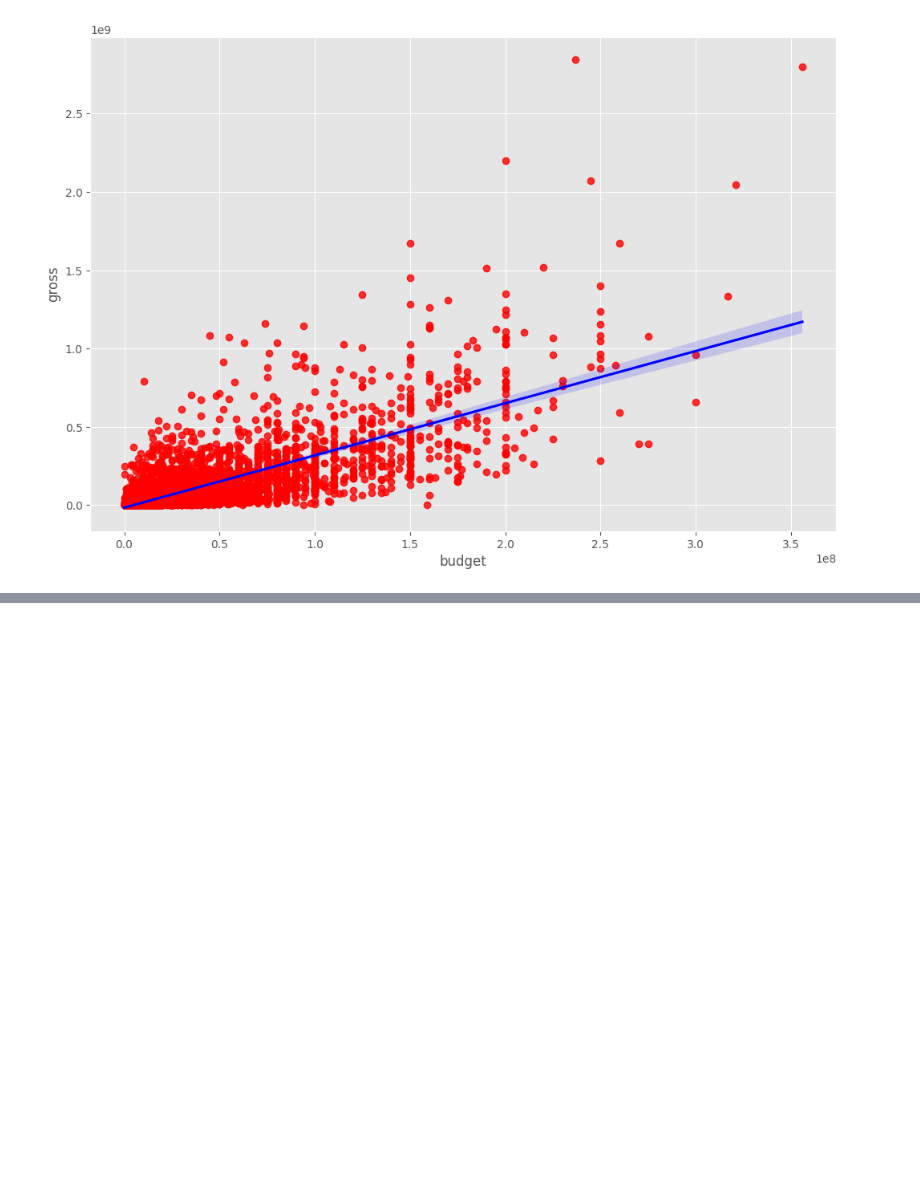
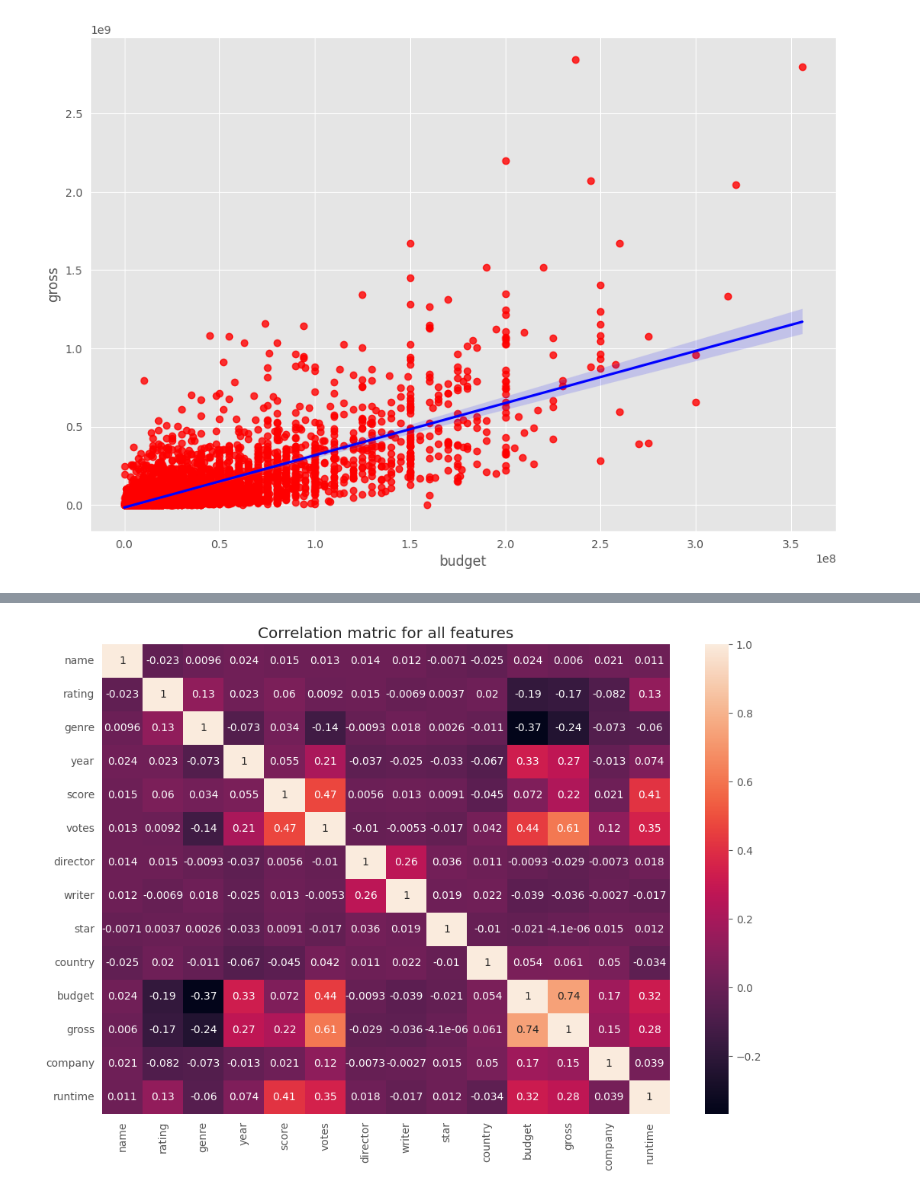
Before and after one commit to chiheb1daghnouj/movie-correlation-project, a Jupyter notebook: correlation.ipynb, the cells around one changed output, grey strips where cells are left out. Drawn from its saved outputs; the diff is of its cells as text; code cells hidden in the pictures; blank space fills up the shorter version.

```diff
--- a/correlation.ipynb
+++ b/correlation.ipynb
@@ -246,0 +384,11 @@ sns.regplot(x='budget',y='gross',data=new_df,scatter_kws={"color":"red"},line_kw
+# %%
+#method2 : classic method
+
+df_numerized2 = new_df.copy()
+
+for col in df_numerized2.columns:
+    if(df_numerized2[col].dtype =='object'):
+        df_numerized2[col] = df_numerized2[col].astype('category')
+        df_numerized2[col] = df_numerized2[col].cat.codes
+
+df_numerized2.head()
@@ -246,0 +453,11 @@ sns.regplot(x='budget',y='gross',data=new_df,scatter_kws={"color":"red"},line_kw
+# %%
+#method2 : classic method
+
+df_numerized2 = new_df.copy()
+
+for col in df_numerized2.columns:
+    if(df_numerized2[col].dtype =='object'):
+        df_numerized2[col] = df_numerized2[col].astype('category')
+        df_numerized2[col] = df_numerized2[col].cat.codes
+
+df_numerized2.head()
@@ -246,0 +480,9 @@ sns.regplot(x='budget',y='gross',data=new_df,scatter_kws={"color":"red"},line_kw
+# %%
+matrix_correlation = df_numerized2.corr(method='pearson')
+sns.heatmap(matrix_correlation, annot=True)
+
+plt.title('Correlation matric for all features')
+
+plt.show()
+# %% [output]
+[figure, added]
```
Also changed, not shown: parts of 25 cells of this notebook.
